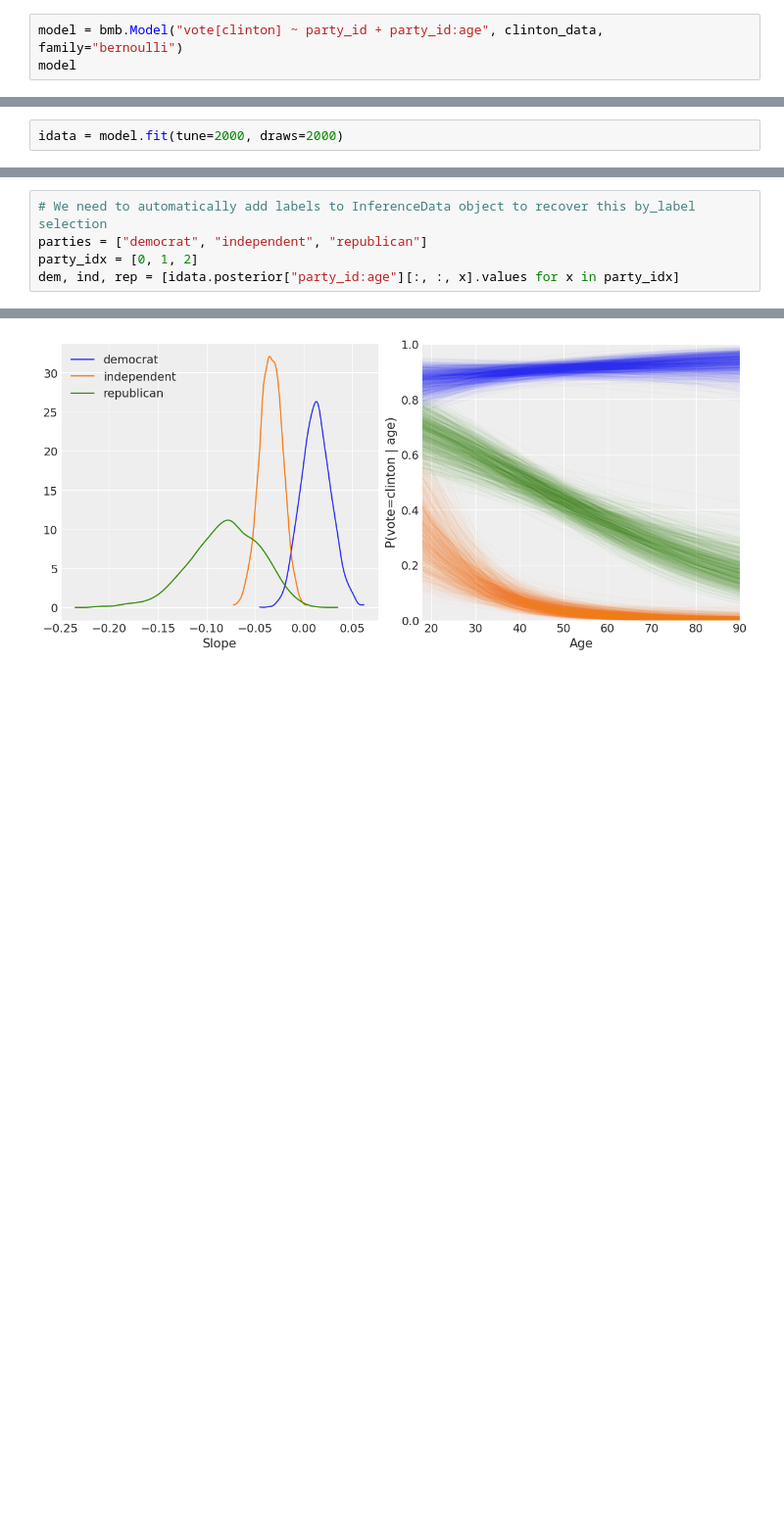
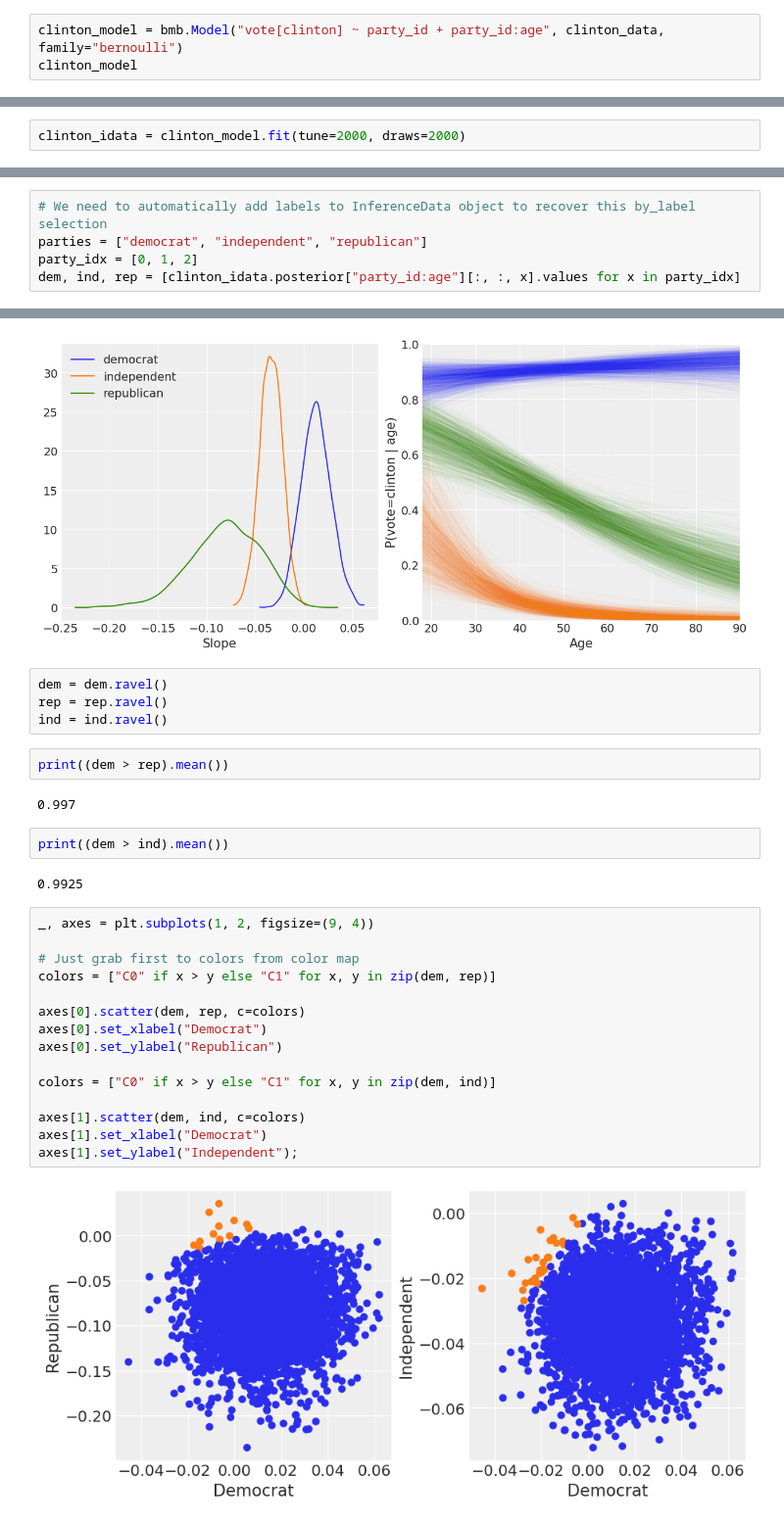
Before and after one commit to bambinos/paper, a Jupyter notebook: 02_logistic_regression.ipynb, the cells around one changed output, grey strips where cells are left out. Shown at 98% size. Drawn from its saved outputs; the diff is of its cells as text; blank space fills up the shorter version.

Commit message:
add some plots and calculations to logistic regression notebook

```diff
--- a/02_logistic_regression.ipynb
+++ b/02_logistic_regression.ipynb
@@ -42,8 +42,8 @@ clinton_data.head()
 # %% [markdown]
 Fit model
 # %%
-model = bmb.Model("vote[clinton] ~ party_id + party_id:age", clinton_data, family="bernoulli")
-model
+clinton_model = bmb.Model("vote[clinton] ~ party_id + party_id:age", clinton_data, family="bernoulli")
+clinton_model
 # %% [output]
 Formula: vote[clinton] ~ party_id + party_id:age
 Family name: Bernoulli
@@ -55,7 +55,7 @@ Priors:
     party_id ~ Normal(mu: [0. 0.], sigma: [5.4007 6.0634])
     party_id:age ~ Normal(mu: [0. 0. 0.], sigma: [0.0938 0.1007 0.1098])
 # %%
-idata = model.fit(tune=2000, draws=2000)
+clinton_idata = clinton_model.fit(tune=2000, draws=2000)
 # %% [output]
 Modeling the probability that vote==clinton
 Auto-assigning NUTS sampler...
@@ -78,7 +78,7 @@ plt.savefig("imgs/clinton_posterior.png")
 # We need to automatically add labels to InferenceData object to recover this by_label selection
 parties = ["democrat", "independent", "republican"]
 party_idx = [0, 1, 2]
-dem, ind, rep = [idata.posterior["party_id:age"][:, :, x].values for x in party_idx]
+dem, ind, rep = [clinton_idata.posterior["party_id:age"][:, :, x].values for x in party_idx]
 # %%
 age = np.arange(18, 91)
 new_data = pd.DataFrame({
@@ -130,3 +130,32 @@ ax[1].set_xlim(18, 90)
 fig.savefig("imgs/clinton_results.png")
 # %% [output]
 [figure]
+# %%
+dem = dem.ravel()
+rep = rep.ravel()
+ind = ind.ravel()
+# %%
+print((dem > rep).mean())
+# %% [output]
+0.997
+# %%
+print((dem > ind).mean())
+# %% [output]
+0.9925
+# %%
+_, axes = plt.subplots(1, 2, figsize=(9, 4))
+
+# Just grab first to colors from color map
+colors = ["C0" if x > y else "C1" for x, y in zip(dem, rep)]
+
+axes[0].scatter(dem, rep, c=colors)
+axes[0].set_xlabel("Democrat")
+axes[0].set_ylabel("Republican")
+
+colors = ["C0" if x > y else "C1" for x, y in zip(dem, ind)]
+
+axes[1].scatter(dem, ind, c=colors)
+axes[1].set_xlabel("Democrat")
+axes[1].set_ylabel("Independent");
+# %% [output]
+[figure, added]
```
Also changed, not shown: parts of 9 cells of this notebook.
